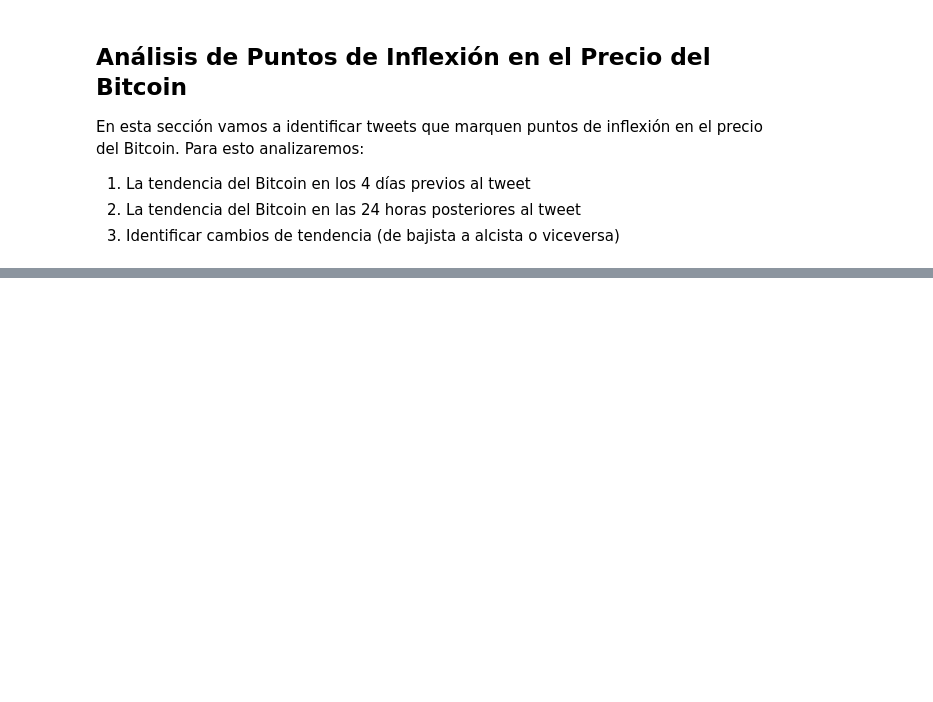
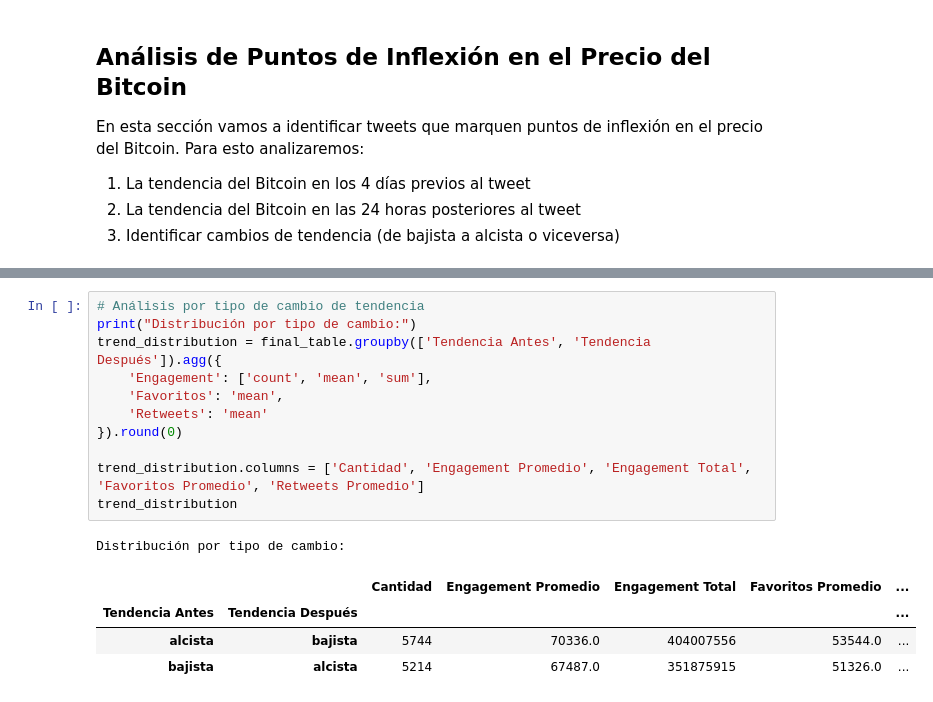
Before and after one commit to Emmanuel-Guerreiro/ciencia-datos-integrador, a Jupyter notebook: integrador/segunda-entrega/main.ipynb, the cells around one changed output, grey strips where cells are left out. Saved outputs shown, nothing was run; the diff lists cells and outputs as text; blank space fills up the shorter version.

```diff
--- a/integrador/segunda-entrega/main.ipynb
+++ b/integrador/segunda-entrega/main.ipynb
@@ -770,0 +811,17 @@ Cambio total: +176.5%
+# %%
+# Análisis por tipo de cambio de tendencia
+print("Distribución por tipo de cambio:")
+trend_distribution = final_table.groupby(['Tendencia Antes', 'Tendencia Después']).agg({
+    'Engagement': ['count', 'mean', 'sum'],
+    'Favoritos': 'mean',
+    'Retweets': 'mean'
+}).round(0)
+
+trend_distribution.columns = ['Cantidad', 'Engagement Promedio', 'Engagement Total', 'Favoritos Promedio', 'Retweets Promedio']
+trend_distribution
+# %% [output]
+Distribución por tipo de cambio:
+|  |  | Cantidad | Engagement Promedio | Engagement Total | Favoritos Promedio | ... |
+| Tendencia Antes | Tendencia Después |  |  |  |  | ... |
+| alcista | bajista | 5744 | 70336.0 | 404007556 | 53544.0 | ... |
+| bajista | alcista | 5214 | 67487.0 | 351875915 | 51326.0 | ... |
```
Also changed, not shown: parts of 11 cells of this notebook.
